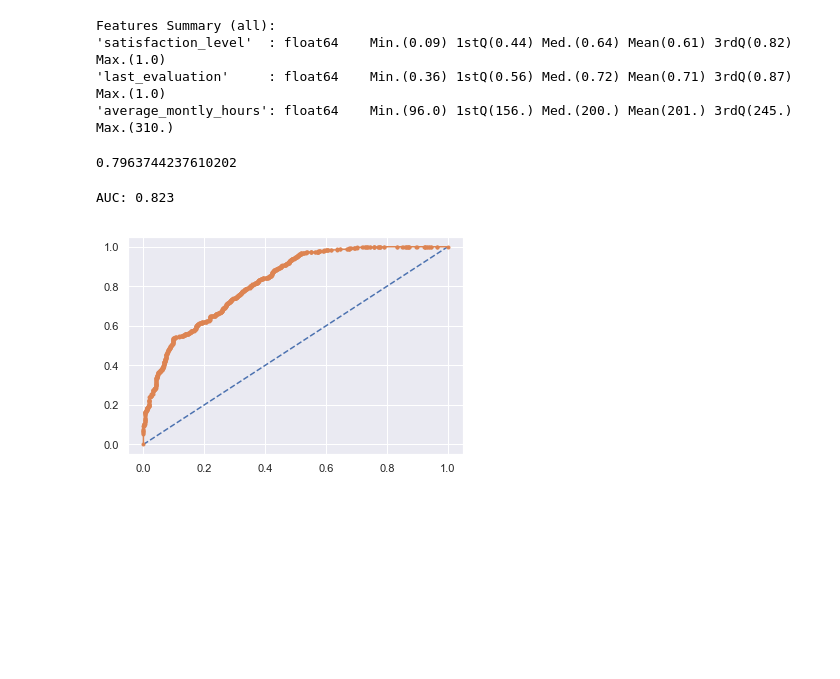
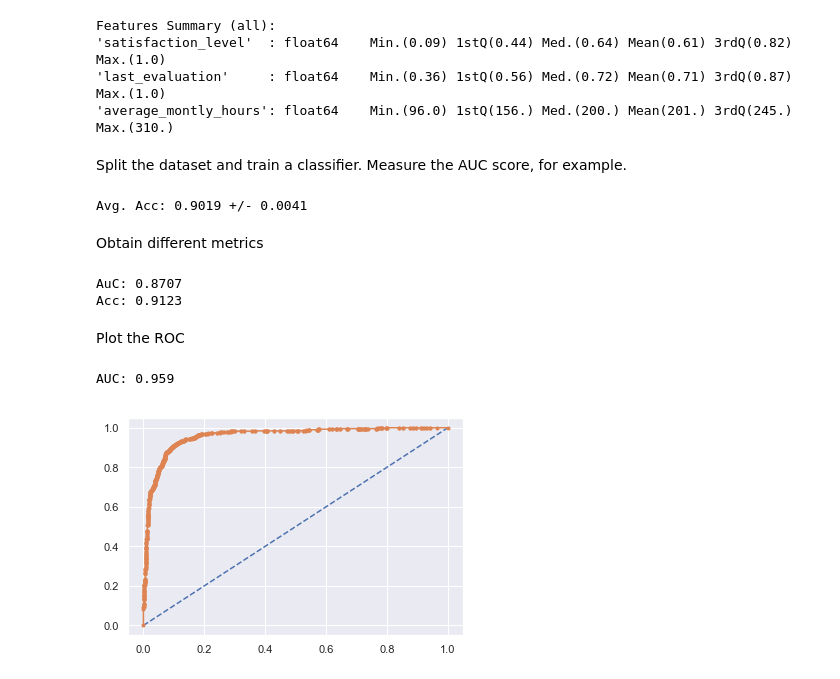
Before and after one commit to renero/class_notebooks, a Jupyter notebook: KDE.ipynb, the cells around one changed output. Saved outputs shown, nothing was run; the diff lists cells and outputs as text; code cells hidden in the pictures; blank space fills up the shorter version.

Commit message:
improved kde model over HR

```diff
--- a/KDE.ipynb
+++ b/KDE.ipynb
@@ -244,29 +250,46 @@ Features Summary (all):
 'satisfaction_level'  : float64    Min.(0.09) 1stQ(0.44) Med.(0.64) Mean(0.61) 3rdQ(0.82) Max.(1.0)
 'last_evaluation'     : float64    Min.(0.36) 1stQ(0.56) Med.(0.72) Mean(0.71) 3rdQ(0.87) Max.(1.0)
 'average_montly_hours': float64    Min.(96.0) 1stQ(156.) Med.(200.) Mean(201.) 3rdQ(245.) Max.(310.)
+# %% [markdown]
+Split the dataset and train a classifier. Measure the AUC score, for example.
 # %%
 X, y = hr.split()
 
-kde = KDEClassifier()
-kde.fit(X.train, y.train)
-cross_val_score(kde, X.train, y.train, cv=5)
-roc_auc_score(kde.predict(X.test), y.test)
+model = KDEClassifier(bandwidth=0.1)
+model.fit(X.train, y.train)
+cv_accuracies = cross_val_score(model, X.train, y.train, cv=5, scoring='accuracy')
+print('Avg. Acc: {:.4f} +/- {:.4f}'.format(
+    np.mean(cv_accuracies), np.std(cv_accuracies)))
 # %% [output]
-0.7963744237610202
+Avg. Acc: 0.9019 +/- 0.0041
+# %% [markdown]
+Obtain different metrics
+# %%
+y_pred = model.predict(X.test)
+auc = roc_auc_score(y.test, y_pred)
+acc = accuracy_score(y.test, y_pred)
+
+print('AuC: {:.4f}'.format(auc))
+print('Acc: {:.4f}'.format(acc))
+# %% [output]
+AuC: 0.8707
+Acc: 0.9123
+# %% [markdown]
+Plot the ROC
 # %%
 # roc curve and auc
-model = KDEClassifier().fit(X.train, y.train)
 probs = model.predict_proba(X.test)
 # keep probabilities for the positive outcome only
 probs = probs[:, 1]
 # calculate AUC
 auc = roc_auc_score(y.test, probs)
 print('AUC: %.3f' % auc)
+
 # calculate roc curve
 fpr, tpr, thresholds = roc_curve(y.test, probs)
 plt.plot([0, 1], [0, 1], linestyle='--')
 plt.plot(fpr, tpr, marker='.')
 plt.show();
 # %% [output]
-AUC: 0.823
+AUC: 0.959
-[figure, old version]
+[figure, new version]
```
Also changed, not shown: parts of 3 cells of this notebook.
